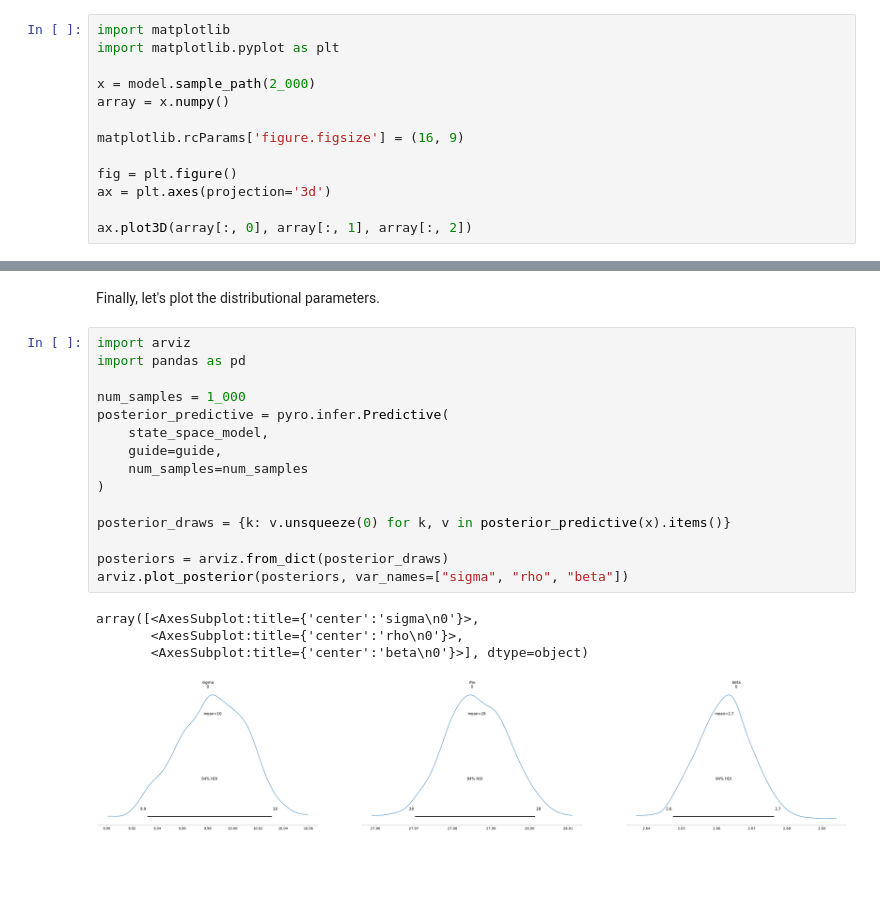
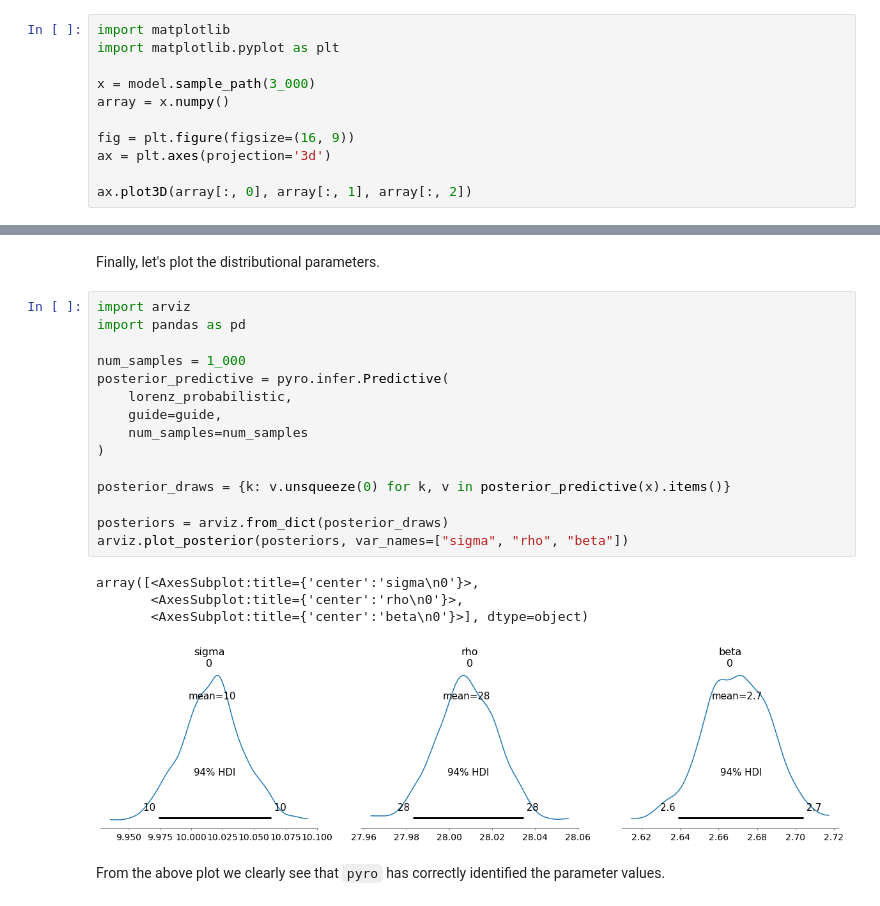
Before and after one commit to tingiskhan/stoch-proc, a Jupyter notebook: examples/lorenz.ipynb, the cells around one changed output, grey strips where cells are left out. Saved outputs shown, nothing was run; the diff lists cells and outputs as text; blank space fills up the shorter version.

```diff
--- a/examples/lorenz.ipynb
+++ b/examples/lorenz.ipynb
@@ -45,12 +45,10 @@ We then sample some time steps and plot the resulting trajectory.
 import matplotlib
 import matplotlib.pyplot as plt
 
-x = model.sample_path(2_000)
+x = model.sample_path(3_000)
 array = x.numpy()
 
-matplotlib.rcParams['figure.figsize'] = (16, 9)
-
-fig = plt.figure()
+fig = plt.figure(figsize=(16, 9))
 ax = plt.axes(projection='3d')
 
 ax.plot3D(array[:, 0], array[:, 1], array[:, 2])
@@ -96,20 +94,22 @@ Finally, let's plot the distributional parameters.
 # %%
 import arviz
 import pandas as pd
 
 num_samples = 1_000
 posterior_predictive = pyro.infer.Predictive(
-    state_space_model,
+    lorenz_probabilistic,
     guide=guide,
     num_samples=num_samples
 )
 
 posterior_draws = {k: v.unsqueeze(0) for k, v in posterior_predictive(x).items()}
 
 posteriors = arviz.from_dict(posterior_draws)
 arviz.plot_posterior(posteriors, var_names=["sigma", "rho", "beta"])
 # %% [output]
 array([<AxesSubplot:title={'center':'sigma\n0'}>,
        <AxesSubplot:title={'center':'rho\n0'}>,
        <AxesSubplot:title={'center':'beta\n0'}>], dtype=object)
-[figure, old version]
+[figure, new version]
+# %% [markdown]
+From the above plot we clearly see that `pyro` has correctly identified the parameter values.
```
Also changed, not shown: parts of 1 cell of this notebook, 1 other file.
